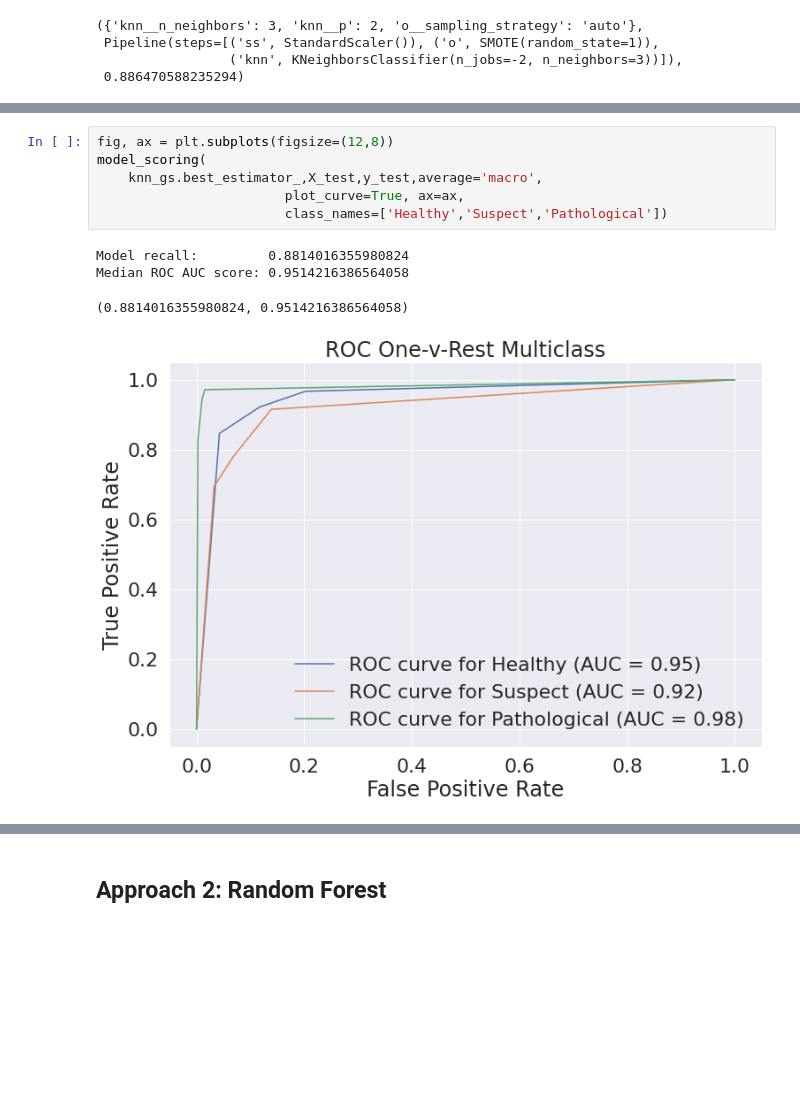
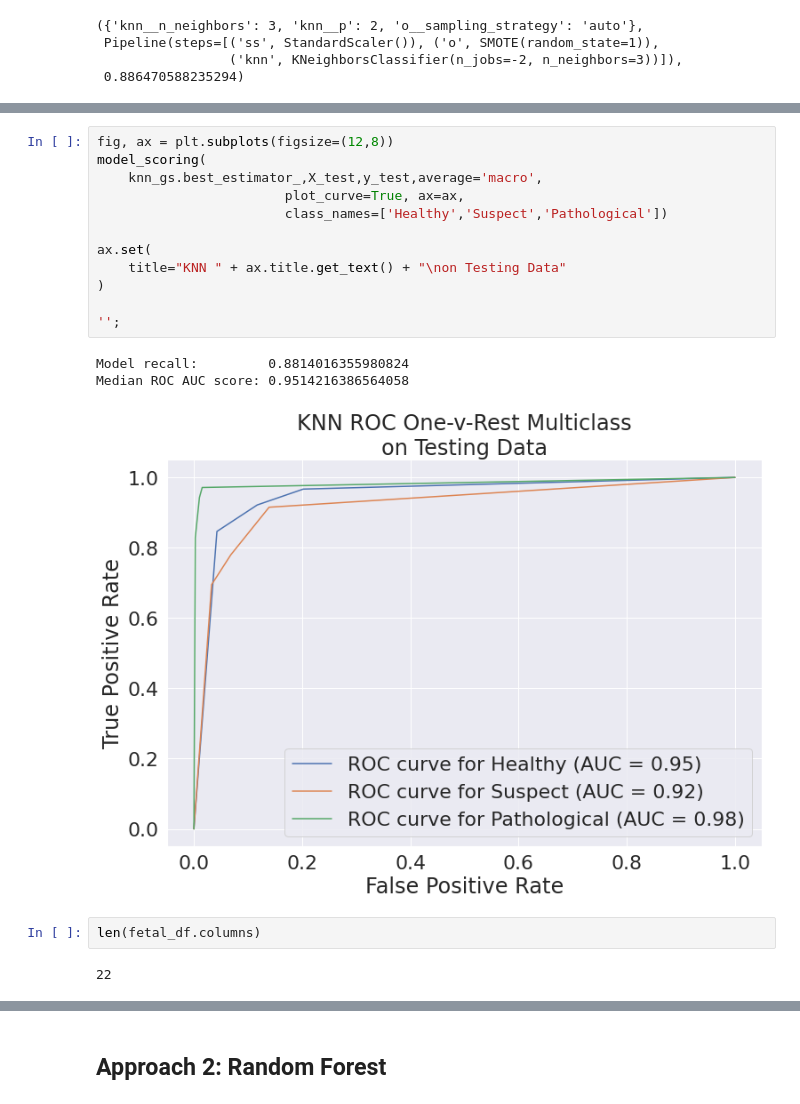
Before and after one commit to ParkedHampster/Fetal-Health-Classification-Prediction, a Jupyter notebook: scratch_books/scratch.ipynb, the cells around one changed output, grey strips where cells are left out. Saved outputs shown, nothing was run; the diff lists cells and outputs as text; blank space fills up the shorter version.

```diff
--- a/scratch_books/scratch.ipynb
+++ b/scratch_books/scratch.ipynb
@@ -298,11 +328,20 @@ Median ROC AUC score: 0.9992655715966277
 # %%
 fig, ax = plt.subplots(figsize=(12,8))
 model_scoring(
     knn_gs.best_estimator_,X_test,y_test,average='macro',
                         plot_curve=True, ax=ax,
                         class_names=['Healthy','Suspect','Pathological'])
+
+ax.set(
+    title="KNN " + ax.title.get_text() + "\non Testing Data"
+)
+
+'';
 # %% [output]
 Model recall:         0.8814016355980824
 Median ROC AUC score: 0.9514216386564058
-(0.8814016355980824, 0.9514216386564058)
-[figure, old version]
+[figure, new version]
+# %%
+len(fetal_df.columns)
+# %% [output]
+22
```
Also changed, not shown: parts of 16 cells of this notebook, 2 other files.
